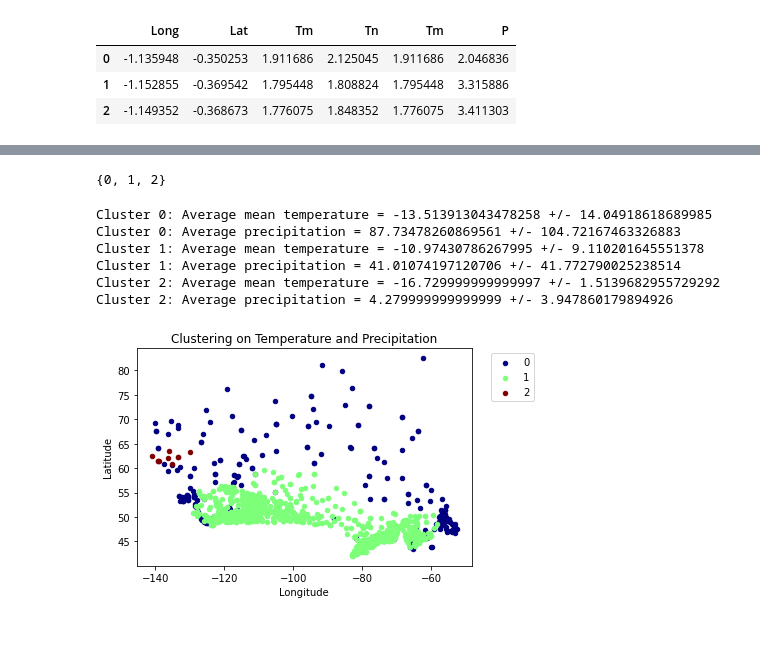
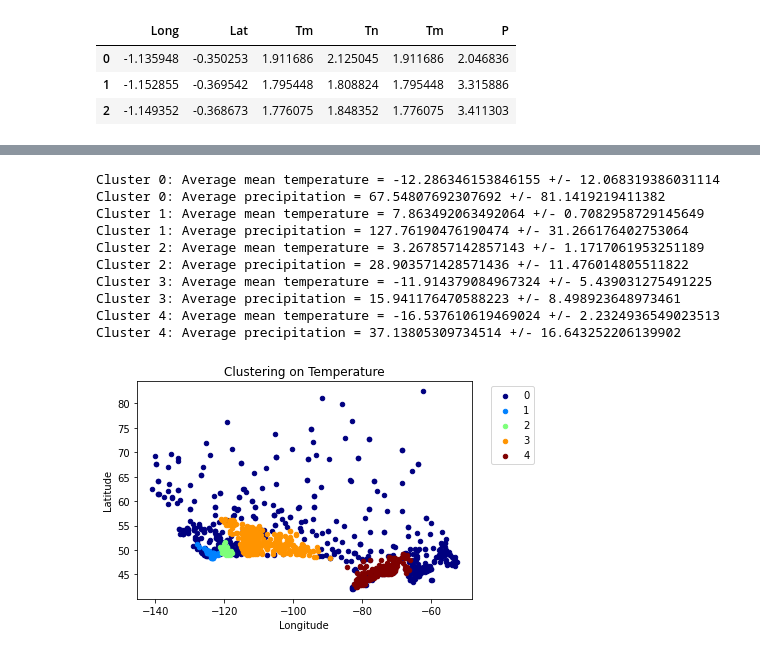
Before and after one commit to gmitchener/MachineLearning, a Jupyter notebook: dbscan_weather.ipynb, the cells around one changed output, grey strips where cells are left out. Drawn from its saved outputs; the diff is of its cells as text; code cells hidden in the pictures.

```diff
--- a/dbscan_weather.ipynb
+++ b/dbscan_weather.ipynb
@@ -239,0 +281,12 @@ Best results at eps: 1.5 and min samples: 30.0
+# %%
+def find_epsilon(data):
+    neigh = NearestNeighbors(n_neighbors=2)
+    nbrs = neigh.fit(data)
+    distances, indeces = nbrs.kneighbors(data)
+    distances = np.sort(distances, axis=0)
+    distances = distances[:,1]
+    distances = distances[10:]
+
+    kn = KneeLocator(distances, range(len(distances)), curve='concave', direction='increasing')
+    kn.plot_knee_normalized()
+    return kn.knee
@@ -258,3 +313,0 @@ db = DBSCAN(eps=0.5, min_samples=10)
-# %%
-db.fit(precipitation_df)
-labels = db.labels_
@@ -264,0 +314,2 @@ set(labels)
+# %%
+eps_p = find_epsilon(precipitation_df)
@@ -265,7 +318,7 @@ set(labels)
 # %%
+db = DBSCAN(eps=eps_p, min_samples=15).fit(precipitation_df)
+labels = db.labels_
 labels2 = []
 for i in range(len(labels)):
     labels2.append(labels[i]+1)
-set(labels2)
+data['Cluster'] = labels2
-# %% [output]
-{0, 1, 2}
@@ -274,27 +325,31 @@ data['Cluster'] = labels2
 # %%
 clust_colours = plt.get_cmap('jet')(np.linspace(0.0, 1.0, len(set(labels2))))
 
 for clust in set(labels2):
     clust_set = data[data.Cluster == clust]
     clust_long = clust_set['Long']
     clust_lat = clust_set['Lat']
     print(f'Cluster {clust}: Average mean temperature = {np.mean(clust_set.Tm)} +/- {np.std(clust_set.Tm)}')
     print(f'Cluster {clust}: Average precipitation = {np.mean(clust_set.P)} +/- {np.std(clust_set.P)}')
     plt.scatter(clust_long, clust_lat, color=clust_colours[clust], s=20, label=clust)
 
 plt.xlabel('Longitude')
 plt.ylabel('Latitude')
-plt.title('Clustering on Temperature and Precipitation')
+plt.title('Clustering on Temperature')
 plt.legend(bbox_to_anchor=(1.2,1))
 plt.show()
 # %% [output]
-Cluster 0: Average mean temperature = -13.513913043478258 +/- 14.04918618689985
-Cluster 0: Average precipitation = 87.73478260869561 +/- 104.72167463326883
-Cluster 1: Average mean temperature = -10.97430786267995 +/- 9.110201645551378
-Cluster 1: Average precipitation = 41.01074197120706 +/- 41.772790025238514
-Cluster 2: Average mean temperature = -16.729999999999997 +/- 1.5139682955729292
-Cluster 2: Average precipitation = 4.279999999999999 +/- 3.947860179894926
+Cluster 0: Average mean temperature = -12.286346153846155 +/- 12.068319386031114
+Cluster 0: Average precipitation = 67.54807692307692 +/- 81.1419219411382
+Cluster 1: Average mean temperature = 7.863492063492064 +/- 0.7082958729145649
+Cluster 1: Average precipitation = 127.76190476190474 +/- 31.266176402753064
+Cluster 2: Average mean temperature = 3.267857142857143 +/- 1.1717061953251189
+Cluster 2: Average precipitation = 28.903571428571436 +/- 11.476014805511822
+Cluster 3: Average mean temperature = -11.914379084967324 +/- 5.439031275491225
+Cluster 3: Average precipitation = 15.941176470588223 +/- 8.498923648973461
+Cluster 4: Average mean temperature = -16.537610619469024 +/- 2.2324936549023513
+Cluster 4: Average precipitation = 37.13805309734514 +/- 16.643252206139902
-[figure, old version]
+[figure, new version]
 # %%
 silhouette_score(precipitation_df,labels)
 # %% [output]
```
Also changed, not shown: parts of 14 cells of this notebook, 1 other file.
